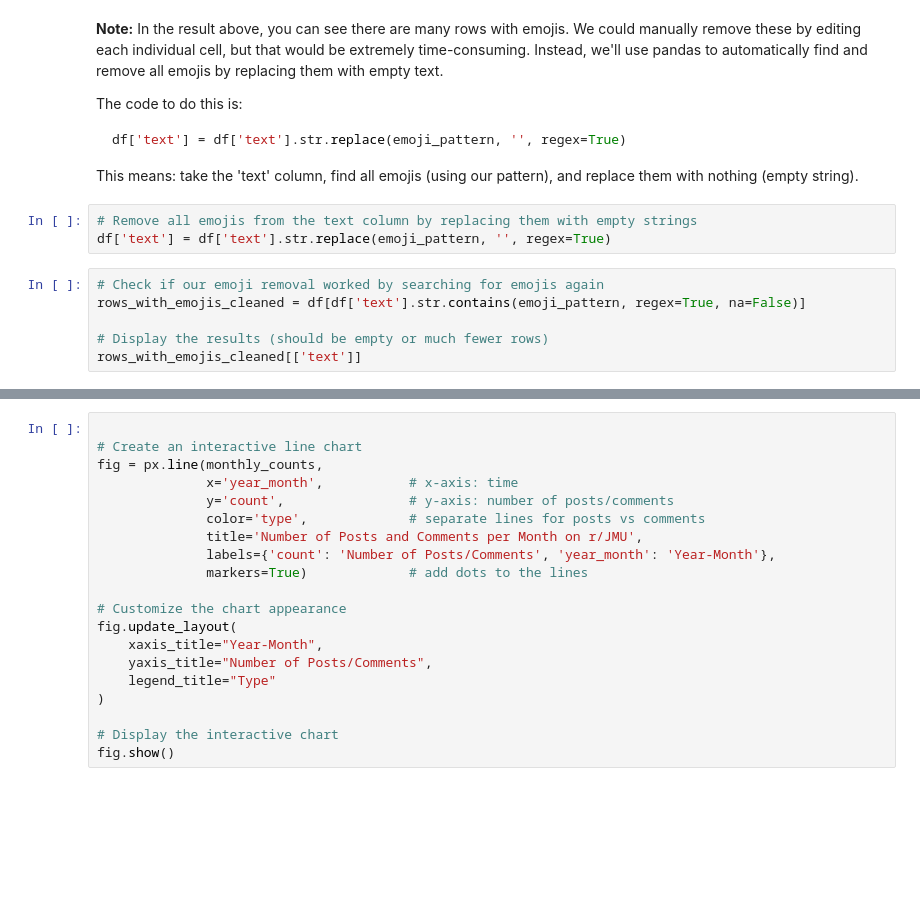
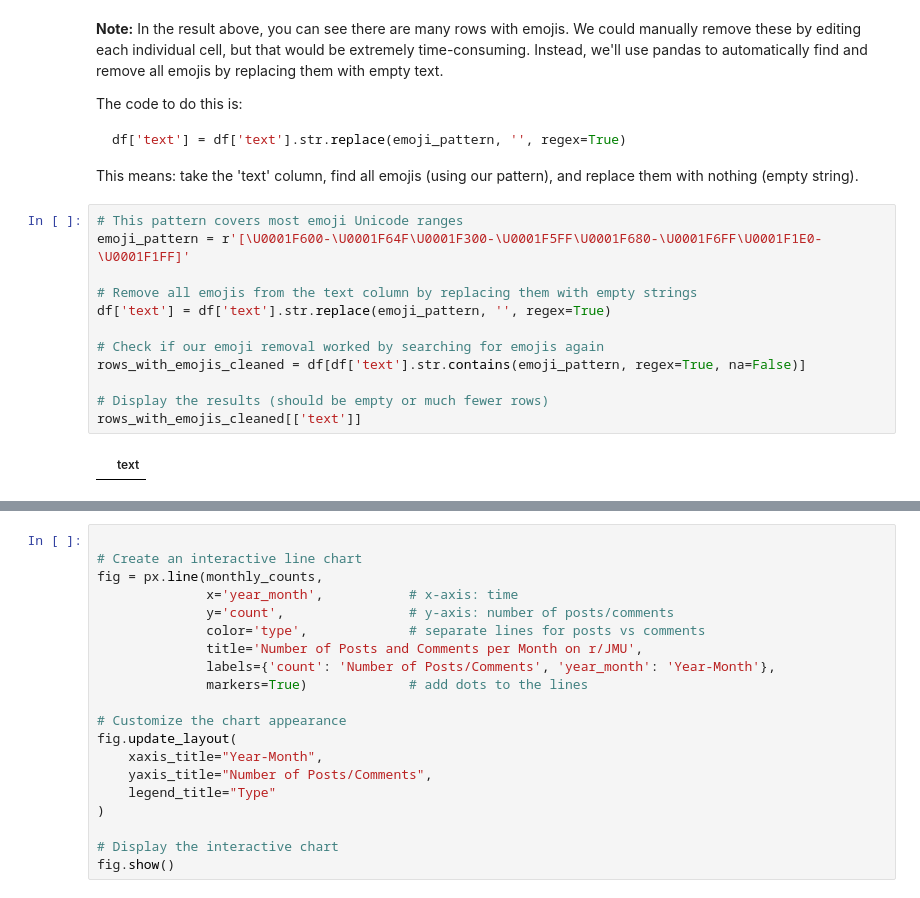
Before and after one commit to joostburgers/jupyter_hub_codespace, a Jupyter notebook: lesson_3_introduction_pandas/lesson 3_introduction_pandas_datawrangling.ipynb, the cells around one changed output, grey strips where cells are left out. Cells and saved outputs as stored; diff of their text form; blank space fills up the shorter version.

````diff
--- a/lesson_3_introduction_pandas/lesson 3_introduction_pandas_datawrangling.ipynb
+++ b/lesson_3_introduction_pandas/lesson 3_introduction_pandas_datawrangling.ipynb
@@ -105,12 +168,17 @@ df['text'] = df['text'].str.replace(emoji_pattern, '', regex=True)
 ```
 This means: take the 'text' column, find all emojis (using our pattern), and replace them with nothing (empty string).
 # %%
+# This pattern covers most emoji Unicode ranges
+emoji_pattern = r'[\U0001F600-\U0001F64F\U0001F300-\U0001F5FF\U0001F680-\U0001F6FF\U0001F1E0-\U0001F1FF]'
+
 # Remove all emojis from the text column by replacing them with empty strings
 df['text'] = df['text'].str.replace(emoji_pattern, '', regex=True)
+
+# Check if our emoji removal worked by searching for emojis again
+rows_with_emojis_cleaned = df[df['text'].str.contains(emoji_pattern, regex=True, na=False)]
+
+# Display the results (should be empty or much fewer rows)
+rows_with_emojis_cleaned[['text']]
+# %% [output]
+|  | text |
-# %%
-# Check if our emoji removal worked by searching for emojis again
-rows_with_emojis_cleaned = df[df['text'].str.contains(emoji_pattern, regex=True, na=False)]
-
-# Display the results (should be empty or much fewer rows)
-rows_with_emojis_cleaned[['text']]
 # %% [markdown]
````
Also changed, not shown: parts of 16 cells of this notebook, 4 other files.
